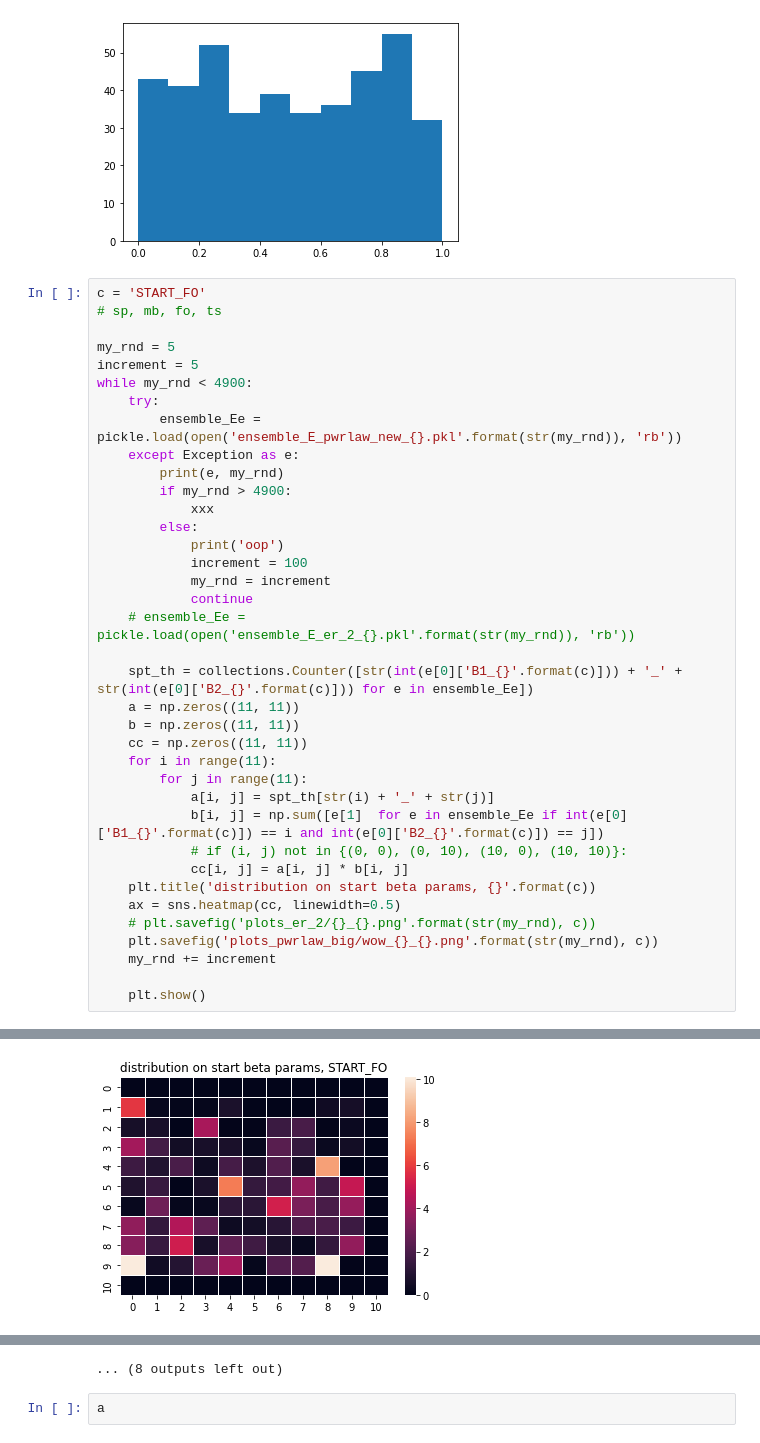
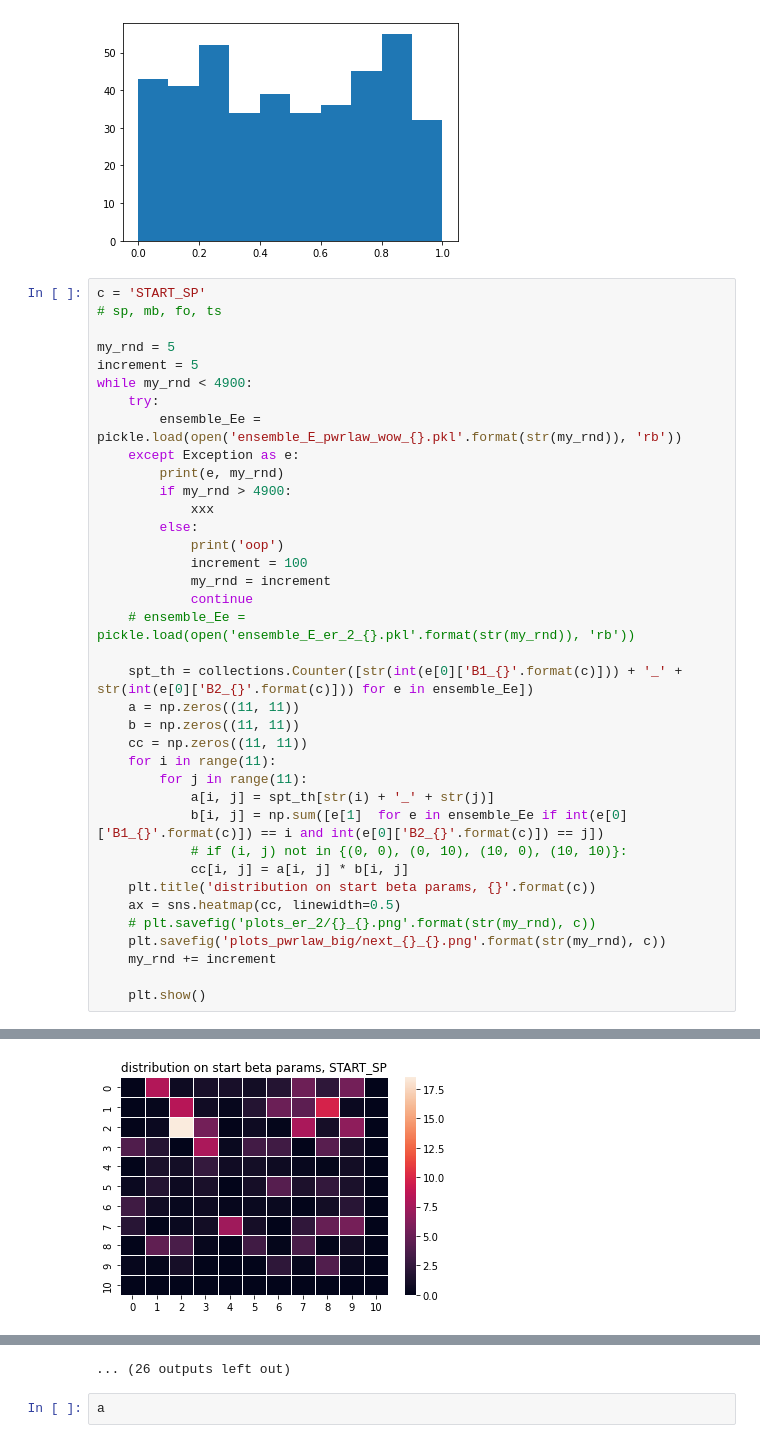
Before and after one commit to asmithh/bayesian-crap, a Jupyter notebook: bayesian things.ipynb, the cells around one changed output, grey strips where cells are left out. Saved outputs shown, nothing was run; the diff lists cells and outputs as text.

```diff
--- a/bayesian things.ipynb
+++ b/bayesian things.ipynb
@@ -388,14 +388,14 @@ plt.show()
 # %% [output]
 [figure]
 # %%
-c = 'START_FO'
+c = 'START_SP'
 # sp, mb, fo, ts
 
 my_rnd = 5
 increment = 5
 while my_rnd < 4900:
     try:
-        ensemble_Ee = pickle.load(open('ensemble_E_pwrlaw_new_{}.pkl'.format(str(my_rnd)), 'rb'))
+        ensemble_Ee = pickle.load(open('ensemble_E_pwrlaw_wow_{}.pkl'.format(str(my_rnd)), 'rb'))
     except Exception as e:
         print(e, my_rnd)
         if my_rnd > 4900:
@@ -420,7 +420,7 @@ while my_rnd < 4900:
     plt.title('distribution on start beta params, {}'.format(c))
     ax = sns.heatmap(cc, linewidth=0.5)
     # plt.savefig('plots_er_2/{}_{}.png'.format(str(my_rnd), c))
-    plt.savefig('plots_pwrlaw_big/wow_{}_{}.png'.format(str(my_rnd), c))
+    plt.savefig('plots_pwrlaw_big/next_{}_{}.png'.format(str(my_rnd), c))
     my_rnd += increment
 
     plt.show()
@@ -429 +429 @@ while my_rnd < 4900:
-[figure, old version]
+[figure, new version]
@@ -440,4 +440,4 @@ while my_rnd < 4900:
-... (8 outputs left out)
+... (26 outputs left out)
 # %%
 a
 # %% [output]
```
Also changed, not shown: parts of 3 cells of this notebook, 2 other files.
